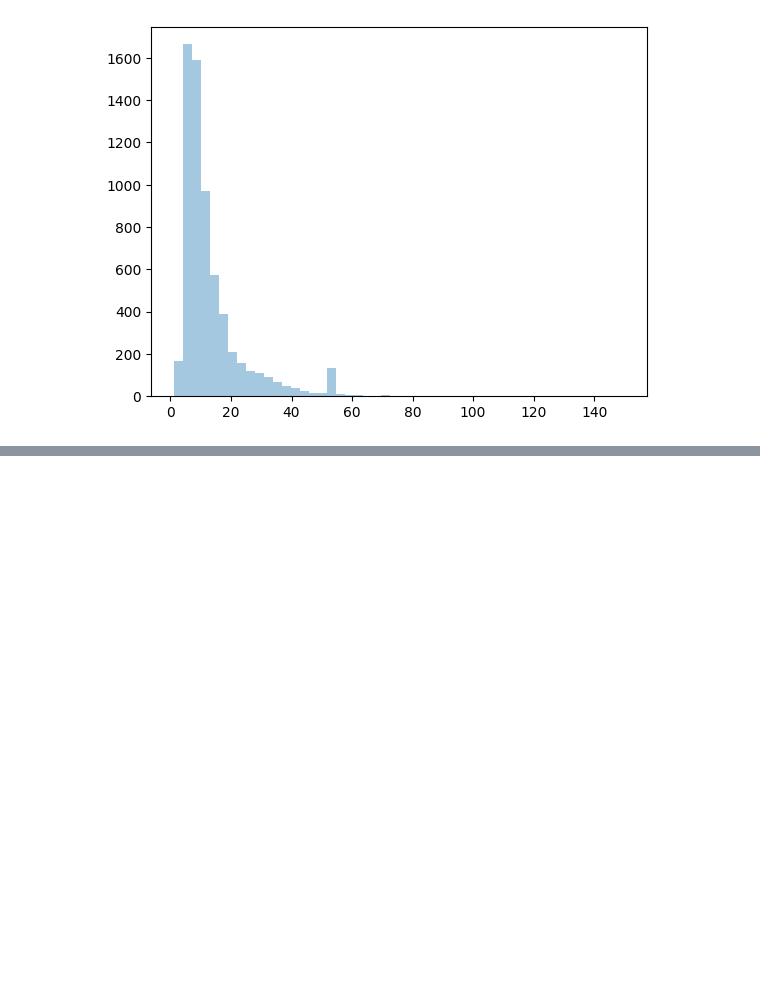
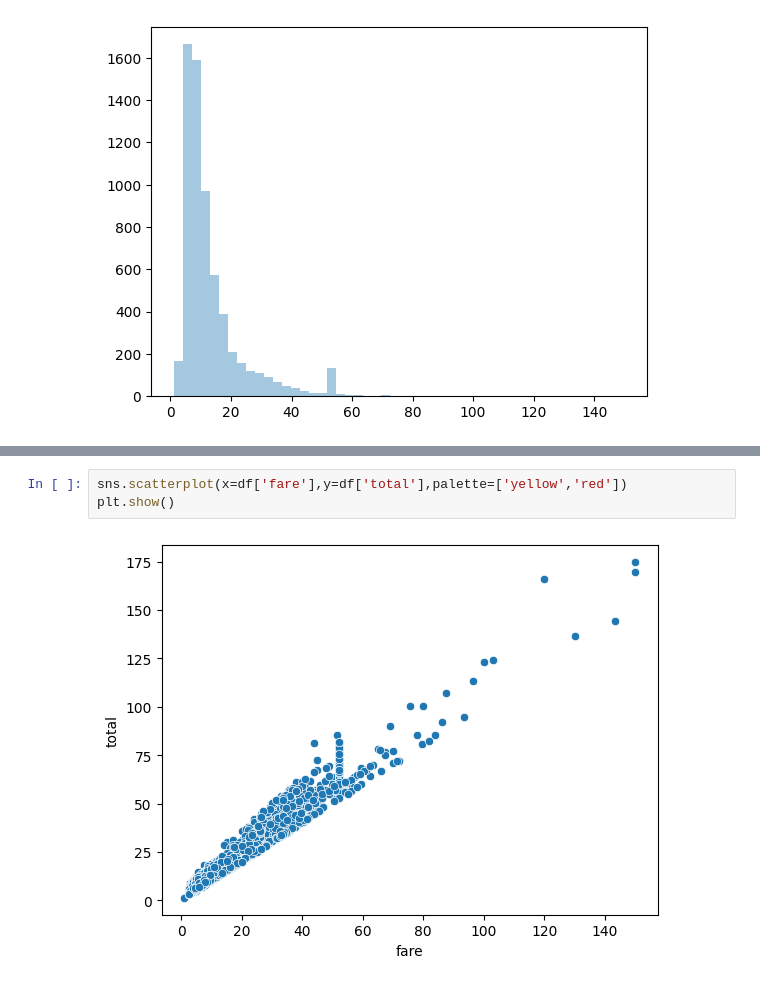
Before and after one commit to Sravan2311/day-11, a Jupyter notebook: day_11.ipynb, the cells around one changed output, grey strips where cells are left out. Drawn from its saved outputs; the diff is of its cells as text; blank space fills up the shorter version.

```diff
--- a/day_11.ipynb
+++ b/day_11.ipynb
@@ -84,0 +90,5 @@ plt.show()
+# %%
+sns.scatterplot(x=df['fare'],y=df['total'],palette=['yellow','red'])
+plt.show()
+# %% [output]
+[figure, added]
```
Also changed, not shown: parts of 6 cells of this notebook.
